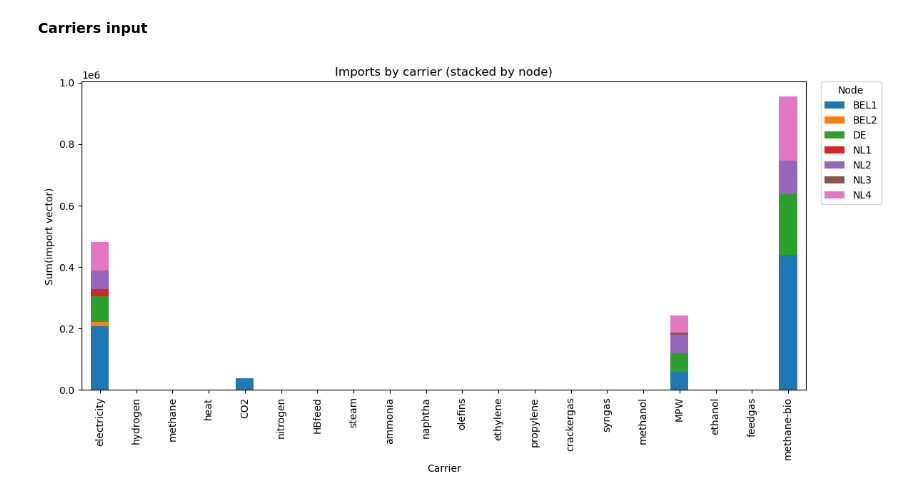
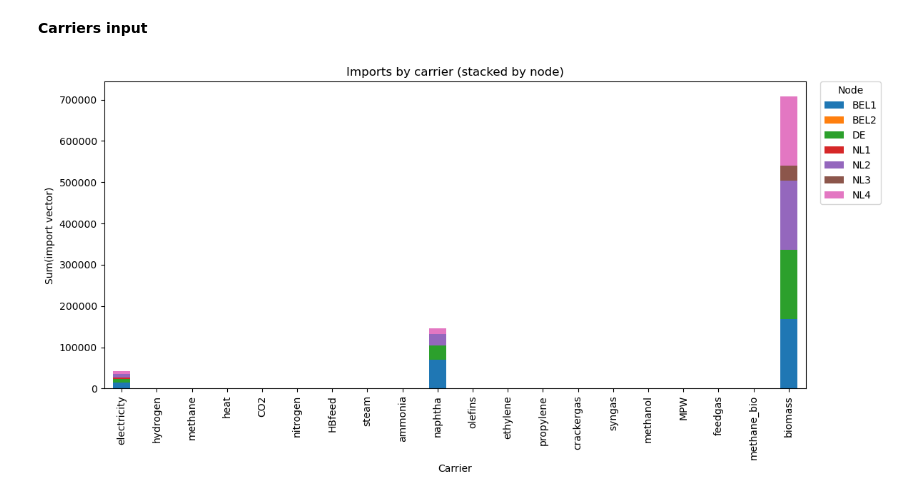
Before and after one commit to AlessandroMagnino/AdOpT-NET0_my, a Jupyter notebook: output_analysers/h5_reader.ipynb, the cells around one changed output. Saved outputs shown, nothing was run; the diff lists cells and outputs as text; code cells hidden in the pictures.

```diff
--- a/output_analysers/h5_reader.ipynb
+++ b/output_analysers/h5_reader.ipynb
@@ -539,7 +539,7 @@ def plot_stacked_capex_by_node(df: pd.DataFrame,
     plt.show()
 
 # Main
-h5_path = r"output\CO2_transport_20260216105501-1\optimization_results.h5"
+h5_path = r"output\backbone_20260217153129-1\optimization_results.h5"
 year = "2022"
 
 base = create_base_df(h5_path, year=year)
@@ -830,33 +830,33 @@ def plot_stacked_imports(df: pd.DataFrame, node_order: list[str] | None = None,
 
     if node_order is not None:
         pivot = pivot.reindex(columns=node_order)
     if carrier_order is not None:
         pivot = pivot.reindex(index=carrier_order)
 
     ax = pivot.plot(kind="bar", stacked=True, figsize=(12, 6))
     ax.set_xlabel("Carrier")
     ax.set_ylabel("Sum(import vector)")  # volutamente neutro (unità diverse)
     ax.set_title("Imports by carrier (stacked by node)")
     ax.legend(title="Node", bbox_to_anchor=(1.02, 1), loc="upper left", borderaxespad=0)
     plt.tight_layout()
     plt.show()
 
 # Main
-case_study = "CO2_transport_no_fossil_limited_MPW"
+case_study = "backbone"
 nodes_csv = Path("case_studies") / case_study / "plants_clusters_summary.csv"
 carriers_xlsx = Path("case_studies") / case_study / "carriers_list.xlsx"
 
 # h5 dei risultati
-h5_path = "output\CO2_transport_no_fossil_limited_MPW_20260216154456-1\optimization_results.h5"
+h5_path = r"output\backbone_20260217165200-1\optimization_results.h5"
 year = "2022"
 
 nodes = _read_nodes(nodes_csv)
 carriers = _read_carriers(carriers_xlsx, sheet_name="carriers")
 
 imports_df = read_imports_by_node_and_carrier(h5_path, year, nodes, carriers)
 
 # (opzionale) ordine nodi/carrier
 node_order = ["BEL1", "BEL2", "DE", "NL1", "NL2", "NL3", "NL4"]  # se vuoi
 plot_stacked_imports(imports_df, node_order=node_order, carrier_order=carriers)
 # %% [output]
-[figure, old version]
+[figure, new version]
```
Also changed, not shown: parts of 1 cell of this notebook, 9 other files.
